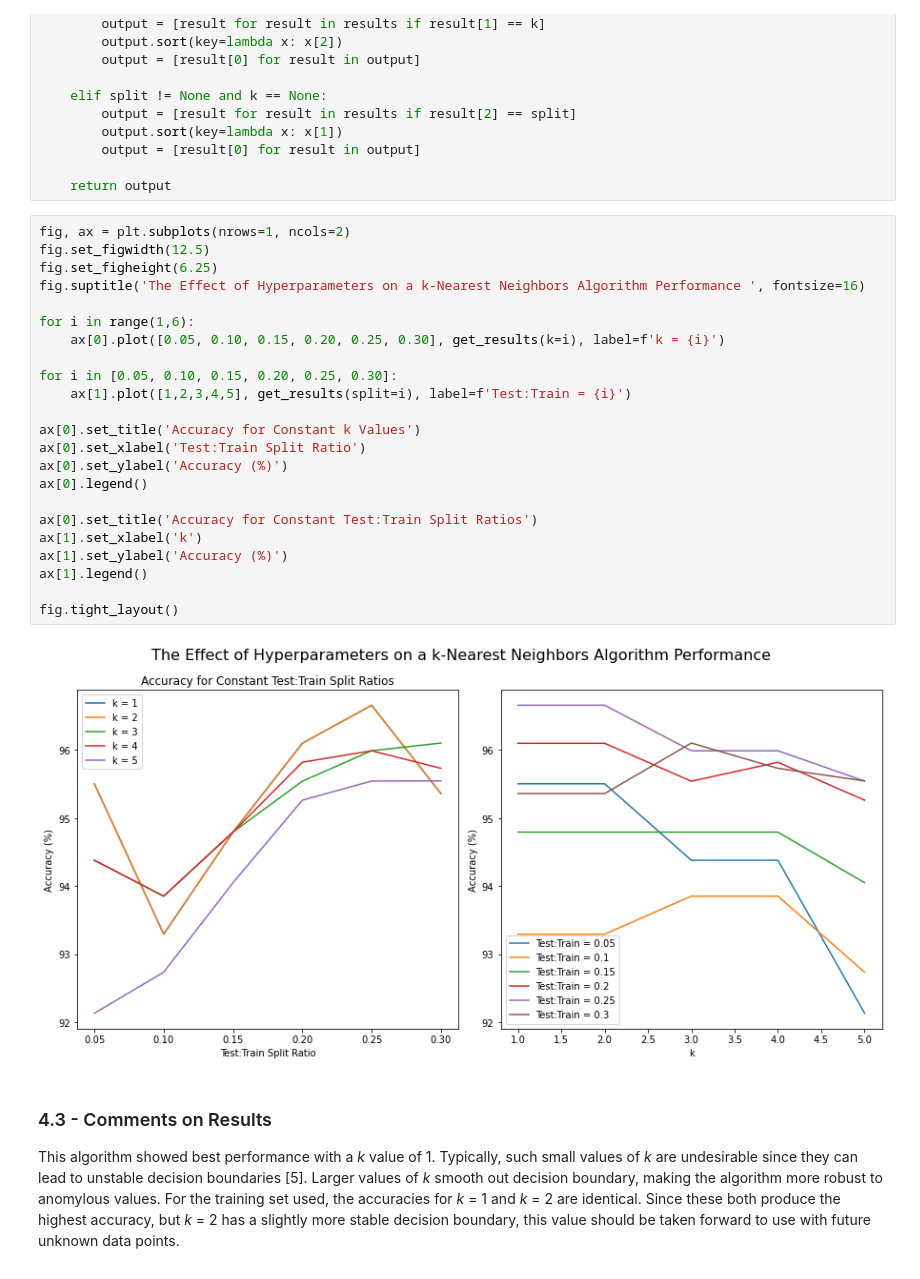
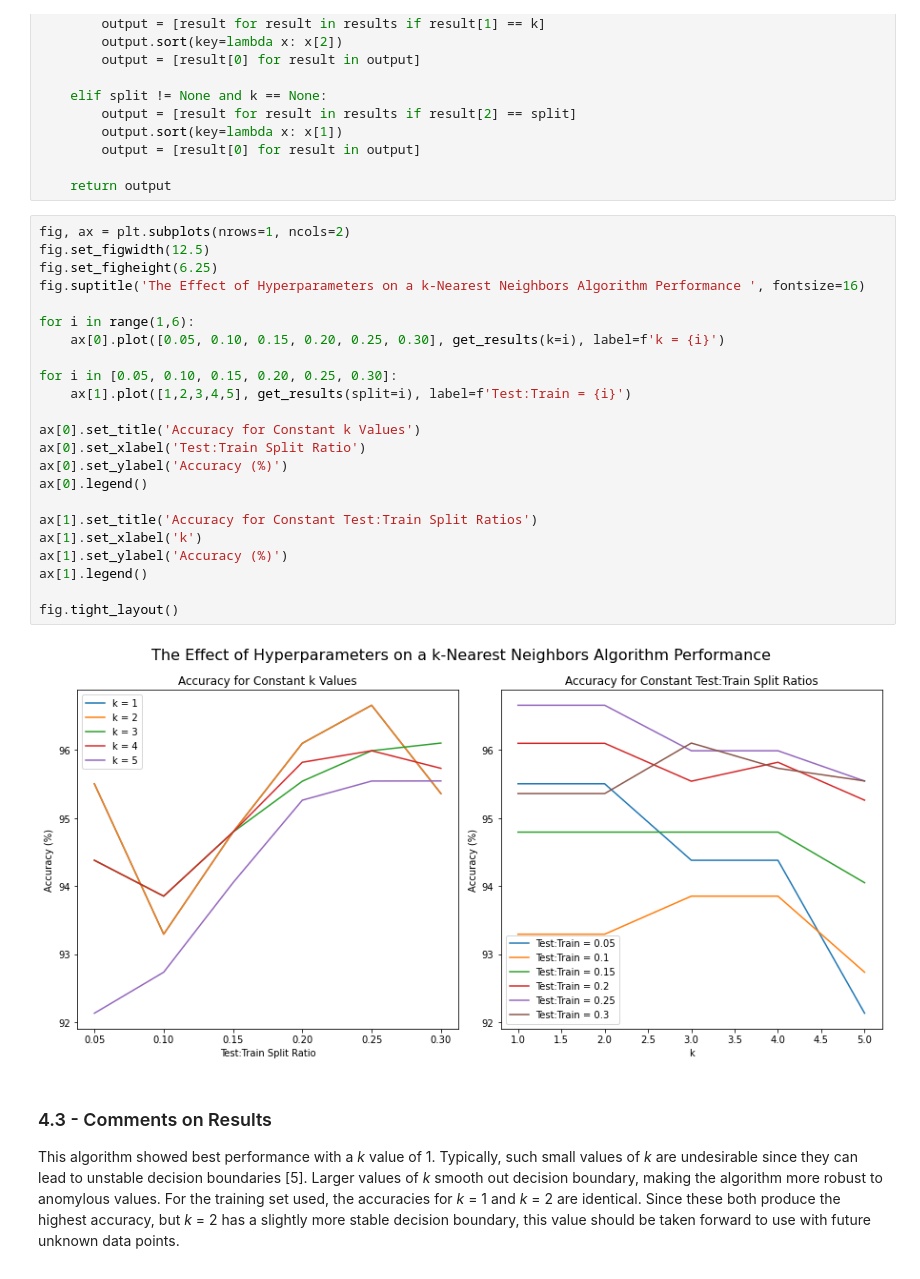
Before and after one commit to BradneySmith/MNIST-Digit-Recognition, a Jupyter notebook: Digit Recognition.ipynb, the cells around one changed output. Drawn from its saved outputs; the diff is of its cells as text.

```diff
--- a/Digit Recognition.ipynb
+++ b/Digit Recognition.ipynb
@@ -353,28 +356,28 @@ def get_results(k=None, split=None):
 # %%
 fig, ax = plt.subplots(nrows=1, ncols=2)
 fig.set_figwidth(12.5)
 fig.set_figheight(6.25)
 fig.suptitle('The Effect of Hyperparameters on a k-Nearest Neighbors Algorithm Performance ', fontsize=16)
 
 for i in range(1,6):
     ax[0].plot([0.05, 0.10, 0.15, 0.20, 0.25, 0.30], get_results(k=i), label=f'k = {i}')
 
 for i in [0.05, 0.10, 0.15, 0.20, 0.25, 0.30]:
     ax[1].plot([1,2,3,4,5], get_results(split=i), label=f'Test:Train = {i}')
 
 ax[0].set_title('Accuracy for Constant k Values')
 ax[0].set_xlabel('Test:Train Split Ratio')
 ax[0].set_ylabel('Accuracy (%)')
 ax[0].legend()
 
-ax[0].set_title('Accuracy for Constant Test:Train Split Ratios')
+ax[1].set_title('Accuracy for Constant Test:Train Split Ratios')
 ax[1].set_xlabel('k')
 ax[1].set_ylabel('Accuracy (%)')
 ax[1].legend()
 
 fig.tight_layout()
 # %% [output]
-[figure, old version]
+[figure, new version]
 # %% [markdown]
 ### 4.3 - Comments on Results
 
```
Also changed, not shown: parts of 19 cells of this notebook, 1 other file.
